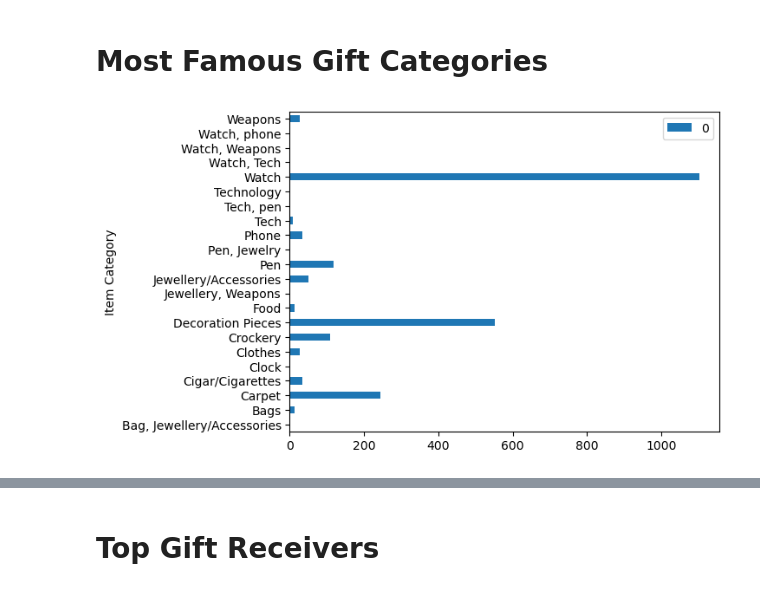
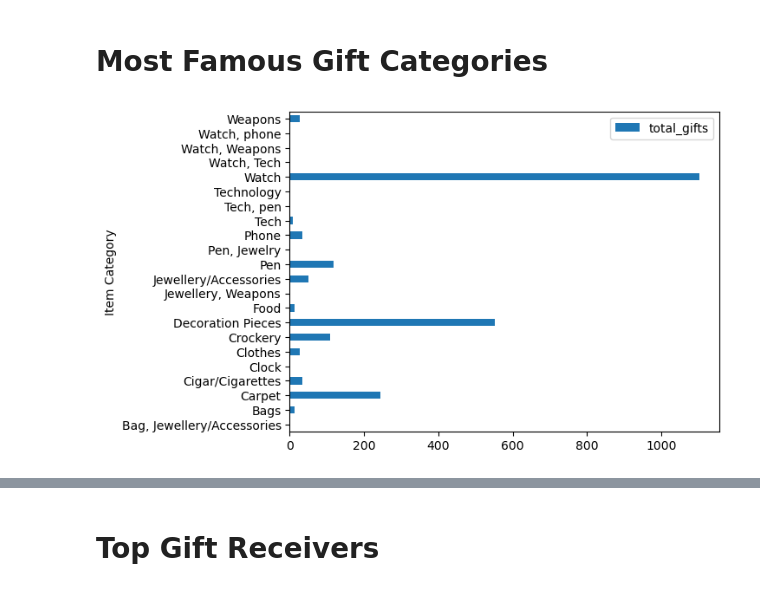
Before and after one commit to muhammad-ahsan/data-analyses, a Jupyter notebook: Pakistan Toshakhana.ipynb, the cells around one changed output, grey strips where cells are left out. Drawn from its saved outputs; the diff is of its cells as text; code cells hidden in the pictures.

```diff
--- a/Pakistan Toshakhana.ipynb
+++ b/Pakistan Toshakhana.ipynb
@@ -45,7 +45,8 @@ df.tail()
 # Most Famous Gift Categories
 # %%
 import pandas as pd
-result = pd.DataFrame(df.groupby("Item Category").size())
+
+result = pd.DataFrame(df.groupby("Item Category").agg(total_gifts=('Item Category', 'count')))
 plot = result.plot.barh()
 # %% [output]
-[figure, old version]
+[figure, new version]
```
Also changed, not shown: parts of 6 cells of this notebook.
